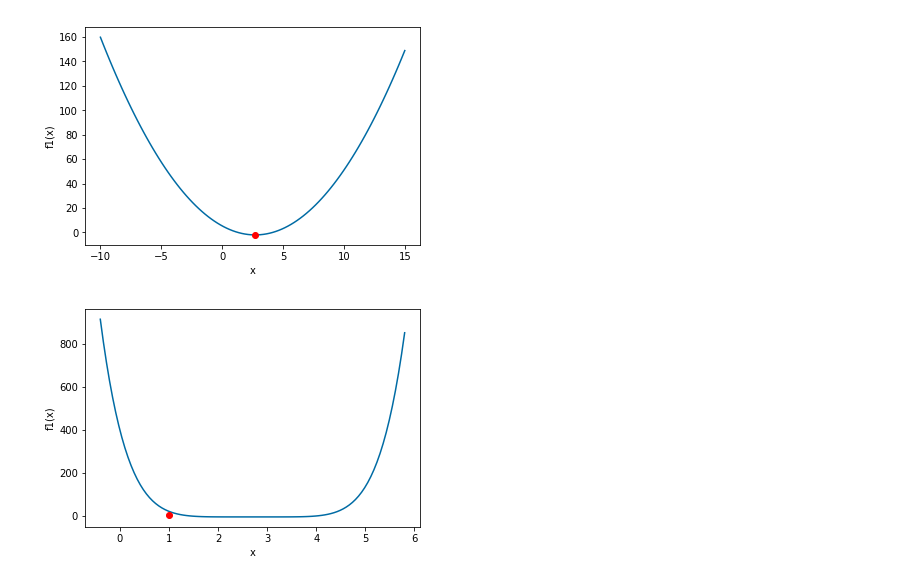
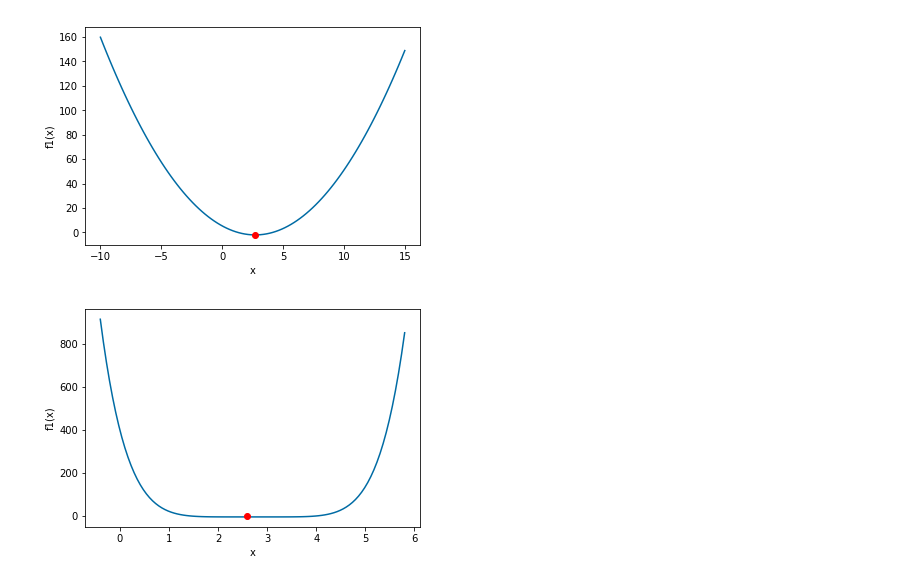
Before and after one commit to ceciliamm/evolutionary-computation, a Jupyter notebook: psets/02/Utilities.ipynb, the cells around one changed output. Drawn from its saved outputs; the diff is of its cells as text; code cells hidden in the pictures.

```diff
--- a/psets/02/Utilities.ipynb
+++ b/psets/02/Utilities.ipynb
@@ -2,32 +2,32 @@
 # F1 Plot Generator
 %matplotlib inline
 import math
 import numpy as np
 import matplotlib.pyplot as plt
 
 def f1(x):
     return x**2 - (2 * math.e * x) + (math.e**2) - 2
 
 def f2(x):
     """F2 implementation."""
     return ((np.e - x) ** 6) - 6
 
 
 def plot_f(X, Y, opt):
     plt.figure()
     plt.plot(X, Y)
     plt.ylabel("f1(x)")
     plt.xlabel("x")
     plt.plot(opt, f1(opt),'ro')
     plt.show()
 
 X = np.linspace(-10, 15, num=100)
 Y = f1(X)
 plot_f(X, Y, 2.718281828459045)
 
 X2 = np.linspace(-.4, 5.8, num=100)
 Y2 = f2(X2)
-plot_f(X2, Y2, 1)
+plot_f(X2, Y2, 2.591415514678928)
 # %% [output]
 [figure]
-[figure, old version]
+[figure, new version]
```
Also changed, not shown: 6 other files.
